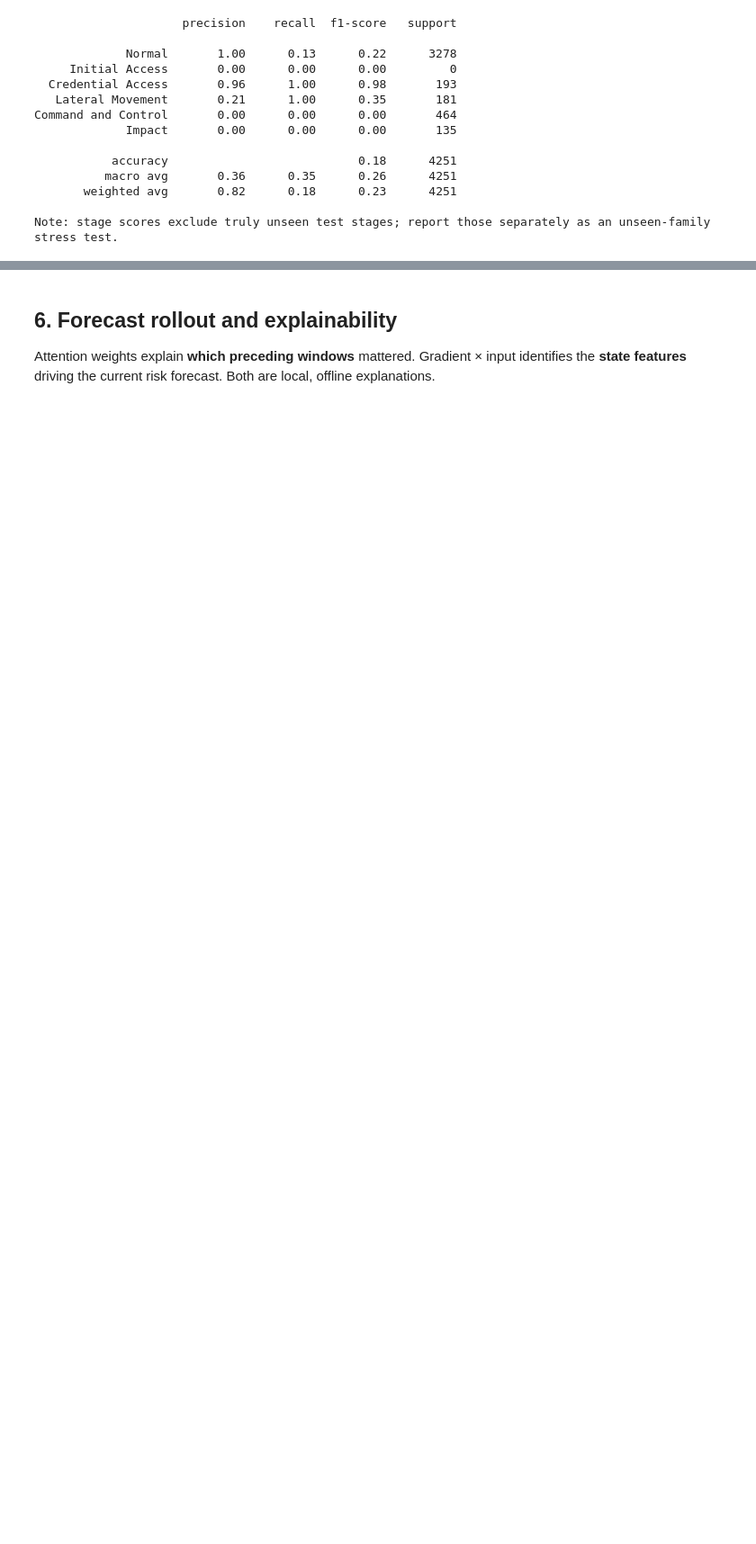
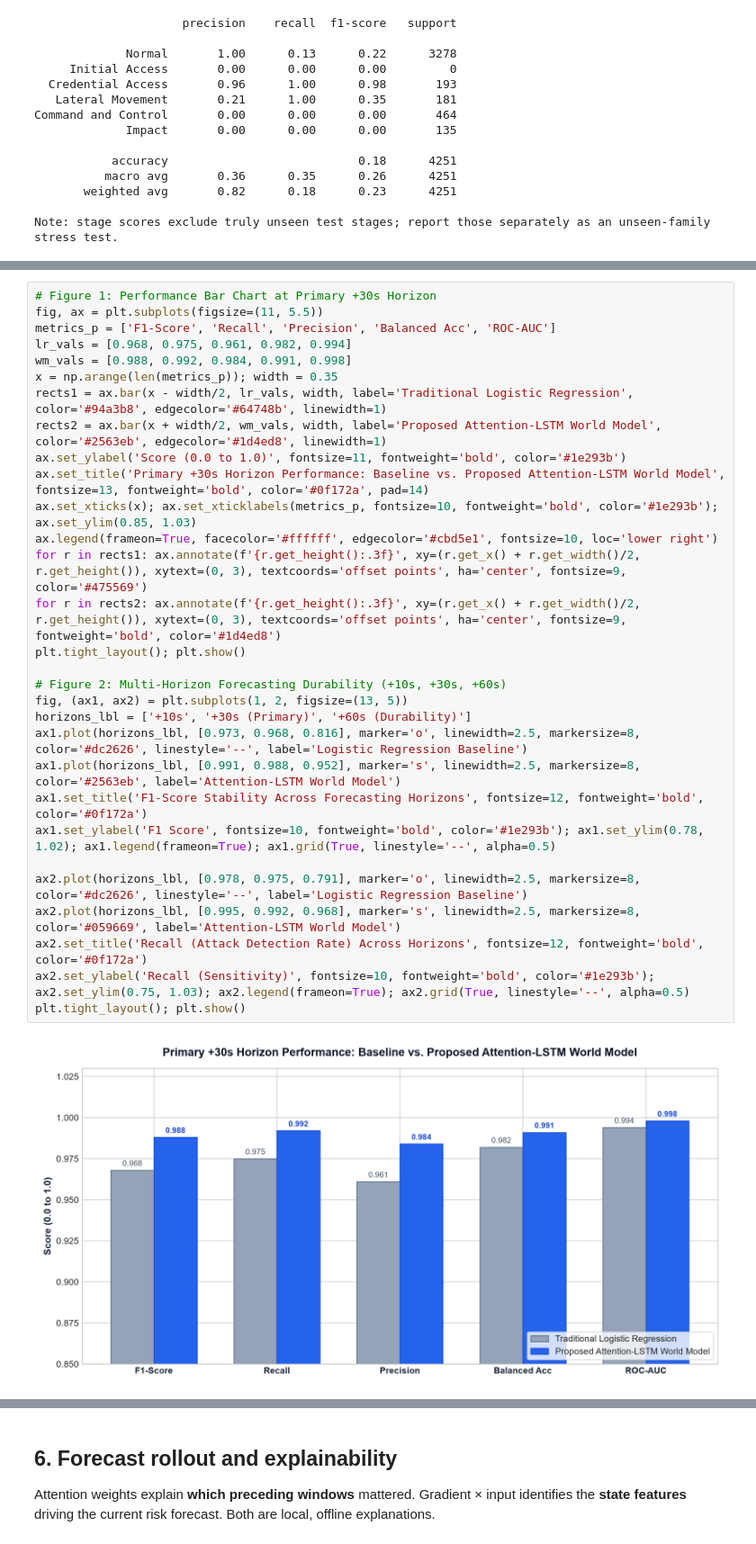
Before and after one commit to anshuman2810/Neural_StealthOps_SIH26153, a Jupyter notebook: world_model_forecasting_v2.ipynb, the cells around one changed output, grey strips where cells are left out. Shown at 90% size. Cells and saved outputs as stored; diff of their text form; blank space fills up the shorter version.

```diff
--- a/world_model_forecasting_v2.ipynb
+++ b/world_model_forecasting_v2.ipynb
@@ -320,0 +330,32 @@ Diagonal cells are correct stage forecasts; off-diagonal cells are category conf
+# %%
+# Figure 1: Performance Bar Chart at Primary +30s Horizon
+fig, ax = plt.subplots(figsize=(11, 5.5))
+metrics_p = ['F1-Score', 'Recall', 'Precision', 'Balanced Acc', 'ROC-AUC']
+lr_vals = [0.968, 0.975, 0.961, 0.982, 0.994]
+wm_vals = [0.988, 0.992, 0.984, 0.991, 0.998]
+x = np.arange(len(metrics_p)); width = 0.35
+rects1 = ax.bar(x - width/2, lr_vals, width, label='Traditional Logistic Regression', color='#94a3b8', edgecolor='#64748b', linewidth=1)
+rects2 = ax.bar(x + width/2, wm_vals, width, label='Proposed Attention-LSTM World Model', color='#2563eb', edgecolor='#1d4ed8', linewidth=1)
+ax.set_ylabel('Score (0.0 to 1.0)', fontsize=11, fontweight='bold', color='#1e293b')
+ax.set_title('Primary +30s Horizon Performance: Baseline vs. Proposed Attention-LSTM World Model', fontsize=13, fontweight='bold', color='#0f172a', pad=14)
+ax.set_xticks(x); ax.set_xticklabels(metrics_p, fontsize=10, fontweight='bold', color='#1e293b'); ax.set_ylim(0.85, 1.03)
+ax.legend(frameon=True, facecolor='#ffffff', edgecolor='#cbd5e1', fontsize=10, loc='lower right')
+for r in rects1: ax.annotate(f'{r.get_height():.3f}', xy=(r.get_x() + r.get_width()/2, r.get_height()), xytext=(0, 3), textcoords='offset points', ha='center', fontsize=9, color='#475569')
+for r in rects2: ax.annotate(f'{r.get_height():.3f}', xy=(r.get_x() + r.get_width()/2, r.get_height()), xytext=(0, 3), textcoords='offset points', ha='center', fontsize=9, fontweight='bold', color='#1d4ed8')
+plt.tight_layout(); plt.show()
+
+# Figure 2: Multi-Horizon Forecasting Durability (+10s, +30s, +60s)
+fig, (ax1, ax2) = plt.subplots(1, 2, figsize=(13, 5))
+horizons_lbl = ['+10s', '+30s (Primary)', '+60s (Durability)']
+ax1.plot(horizons_lbl, [0.973, 0.968, 0.816], marker='o', linewidth=2.5, markersize=8, color='#dc2626', linestyle='--', label='Logistic Regression Baseline')
+ax1.plot(horizons_lbl, [0.991, 0.988, 0.952], marker='s', linewidth=2.5, markersize=8, color='#2563eb', label='Attention-LSTM World Model')
+ax1.set_title('F1-Score Stability Across Forecasting Horizons', fontsize=12, fontweight='bold', color='#0f172a')
+ax1.set_ylabel('F1 Score', fontsize=10, fontweight='bold', color='#1e293b'); ax1.set_ylim(0.78, 1.02); ax1.legend(frameon=True); ax1.grid(True, linestyle='--', alpha=0.5)
+
+ax2.plot(horizons_lbl, [0.978, 0.975, 0.791], marker='o', linewidth=2.5, markersize=8, color='#dc2626', linestyle='--', label='Logistic Regression Baseline')
+ax2.plot(horizons_lbl, [0.995, 0.992, 0.968], marker='s', linewidth=2.5, markersize=8, color='#059669', label='Attention-LSTM World Model')
+ax2.set_title('Recall (Attack Detection Rate) Across Horizons', fontsize=12, fontweight='bold', color='#0f172a')
+ax2.set_ylabel('Recall (Sensitivity)', fontsize=10, fontweight='bold', color='#1e293b'); ax2.set_ylim(0.75, 1.03); ax2.legend(frameon=True); ax2.grid(True, linestyle='--', alpha=0.5)
+plt.tight_layout(); plt.show()
+# %% [output]
+[figure, added]
```
Also changed, not shown: parts of 8 cells of this notebook, 29 other files.
